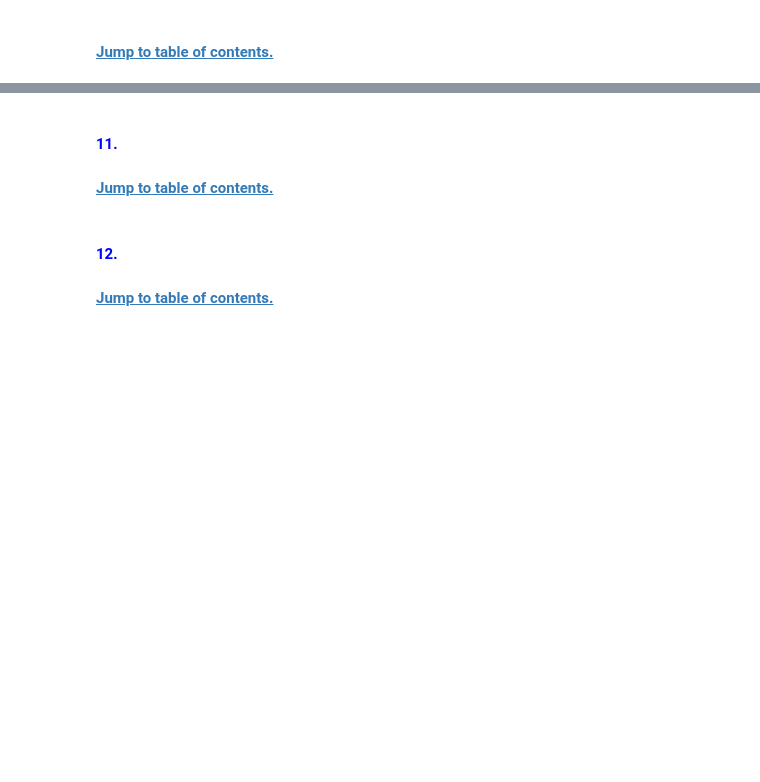
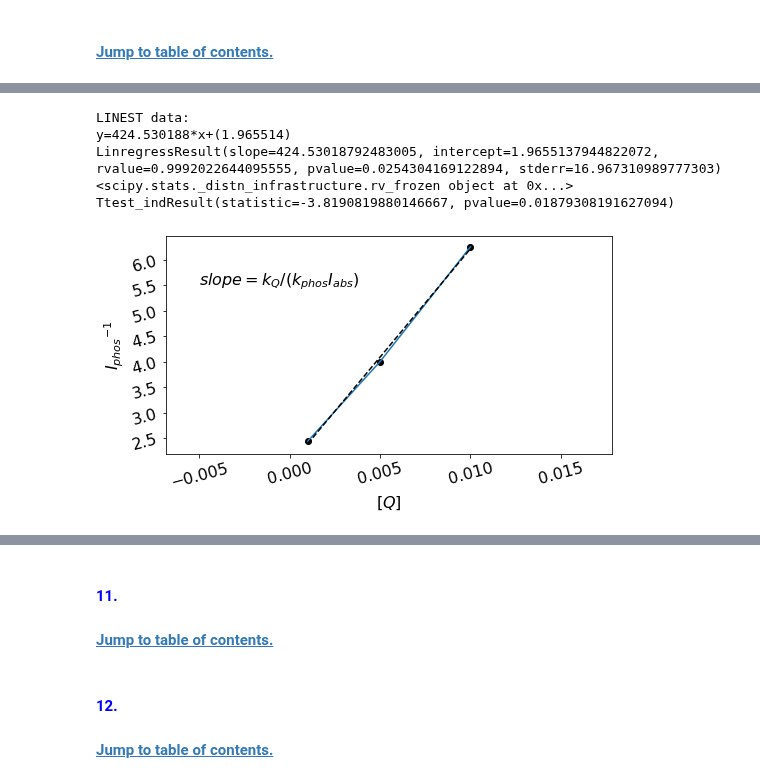
Before and after one commit to robraddi/TU_Chem, a Jupyter notebook: CHEM3405_Physical_Chemistry_Bio/CHEM3405.ipynb, the cells around one changed output, grey strips where cells are left out. Drawn from its saved outputs; the diff is of its cells as text; code cells hidden in the pictures; blank space fills up the shorter version.

```diff
--- a/CHEM3405_Physical_Chemistry_Bio/CHEM3405.ipynb
+++ b/CHEM3405_Physical_Chemistry_Bio/CHEM3405.ipynb
@@ -1713,0 +1744,16 @@ $$V(r)= \sum_{\text {bonds}} k_{b}\left(b-b_{0}\right)^{2}+\sum_{\text {angles }
+# %%
+%matplotlib inline
+import plot as p
+import numpy as np
+Q = np.array([0.0010,0.0050, 0.0100])
+Iphos = np.array([0.41, 0.25, 0.16])
+x,y = Q,1/Iphos
+p.simple_plot(x,y,xlabel=r'$[Q]$',ylabel=r'${I_{phos}}^{-1}$',Type='scatter',color=False,fig_size=(8,4),
+              fit=True, order=1, annotate_text=r"$slope=k_{Q}/(k_{phos}I_{abs})$",annotate_x=-0.005, annotate_y=5.5)
+# %% [output]
+LINEST data:
+y=424.530188*x+(1.965514)
+LinregressResult(slope=424.53018792483005, intercept=1.9655137944822072, rvalue=0.9992022644095555, pvalue=0.0254304169122894, stderr=16.967310989777303)
+<scipy.stats._distn_infrastructure.rv_frozen object at 0x...>
+Ttest_indResult(statistic=-3.8190819880146667, pvalue=0.01879308191627094)
+[figure, added]
```
Also changed, not shown: parts of 2 cells of this notebook, 1 other file.
